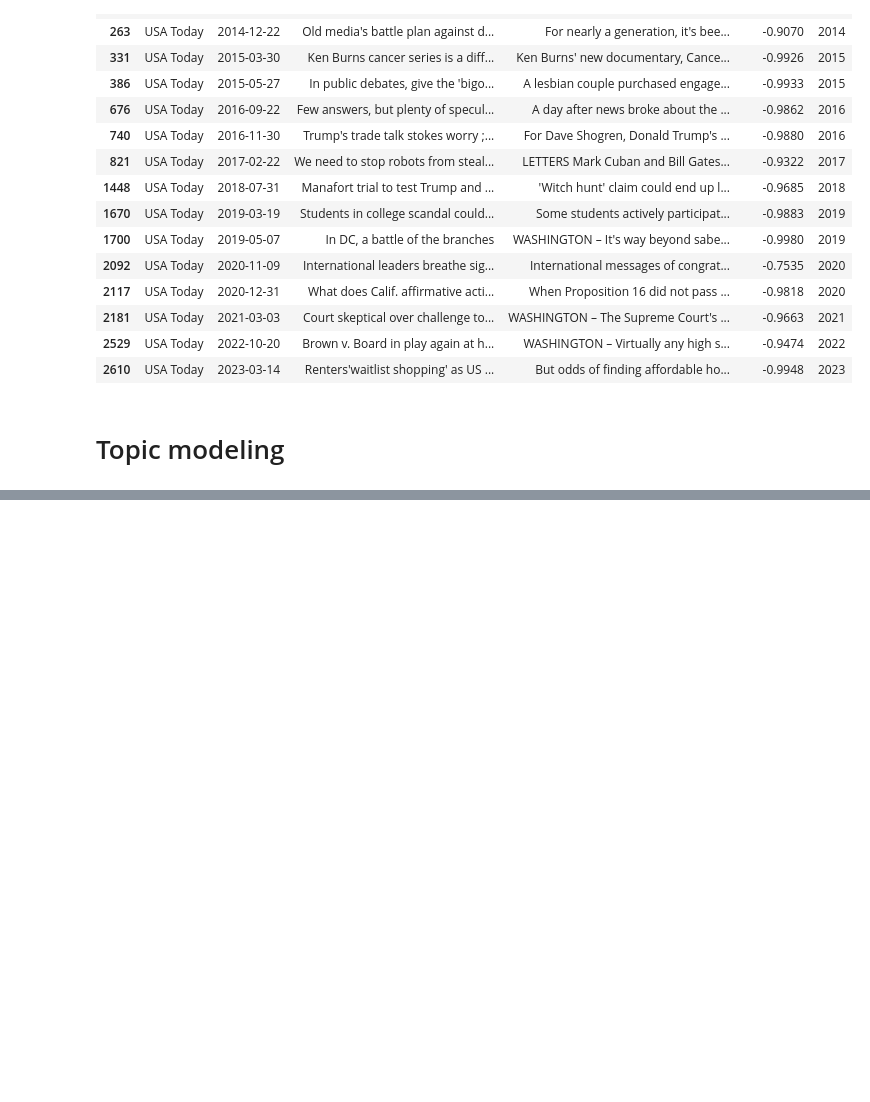
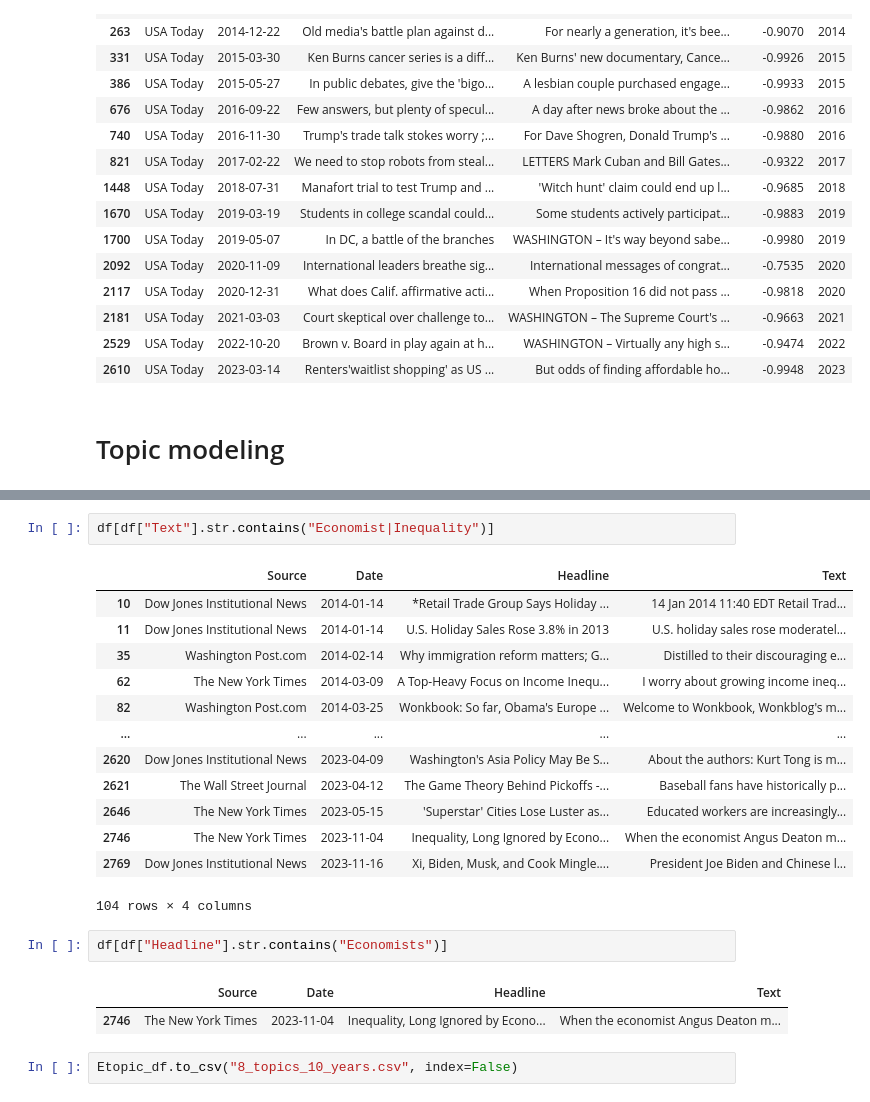
Before and after one commit to YounSooKimTech/Joy_RA_2024, a Jupyter notebook: 03_19_Meeting_Factiva.ipynb, the cells around one changed output, grey strips where cells are left out. Cells and saved outputs as stored; diff of their text form; blank space fills up the shorter version.

```diff
--- a/03_19_Meeting_Factiva.ipynb
+++ b/03_19_Meeting_Factiva.ipynb
@@ -353,3 +395,26 @@ topic_df.to_csv("4_topics_10_years.csv", index=False)
+# %%
+df[df["Text"].str.contains("Economist|Inequality")]
+# %% [output]
+|  | Source | Date | Headline | Text |
+| 10 | Dow Jones Institutional News | 2014-01-14 | *Retail Trade Group Says Holiday ... | 14 Jan 2014 11:40 EDT Retail Trad... |
+| 11 | Dow Jones Institutional News | 2014-01-14 | U.S. Holiday Sales Rose 3.8% in 2013 | U.S. holiday sales rose moderatel... |
+| 35 | Washington Post.com | 2014-02-14 | Why immigration reform matters; G... | Distilled to their discouraging e... |
+| 62 | The New York Times | 2014-03-09 | A Top-Heavy Focus on Income Inequ... | I worry about growing income ineq... |
+| 82 | Washington Post.com | 2014-03-25 | Wonkbook: So far, Obama's Europe ... | Welcome to Wonkbook, Wonkblog's m... |
+| ... | ... | ... | ... | ... |
+| 2620 | Dow Jones Institutional News | 2023-04-09 | Washington's Asia Policy May Be S... | About the authors: Kurt Tong is m... |
+| 2621 | The Wall Street Journal | 2023-04-12 | The Game Theory Behind Pickoffs -... | Baseball fans have historically p... |
+| 2646 | The New York Times | 2023-05-15 | 'Superstar' Cities Lose Luster as... | Educated workers are increasingly... |
+| 2746 | The New York Times | 2023-11-04 | Inequality, Long Ignored by Econo... | When the economist Angus Deaton m... |
+| 2769 | Dow Jones Institutional News | 2023-11-16 | Xi, Biden, Musk, and Cook Mingle.... | President Joe Biden and Chinese l... |
+104 rows × 4 columns
+# %%
+df[df["Headline"].str.contains("Economists")]
+# %% [output]
+|  | Source | Date | Headline | Text |
+| 2746 | The New York Times | 2023-11-04 | Inequality, Long Ignored by Econo... | When the economist Angus Deaton m... |
+# %%
+Etopic_df.to_csv("8_topics_10_years.csv", index=False)
 # %%
 from wordcloud import WordCloud
 import matplotlib.pyplot as plt
```
Also changed, not shown: parts of 15 cells of this notebook.
